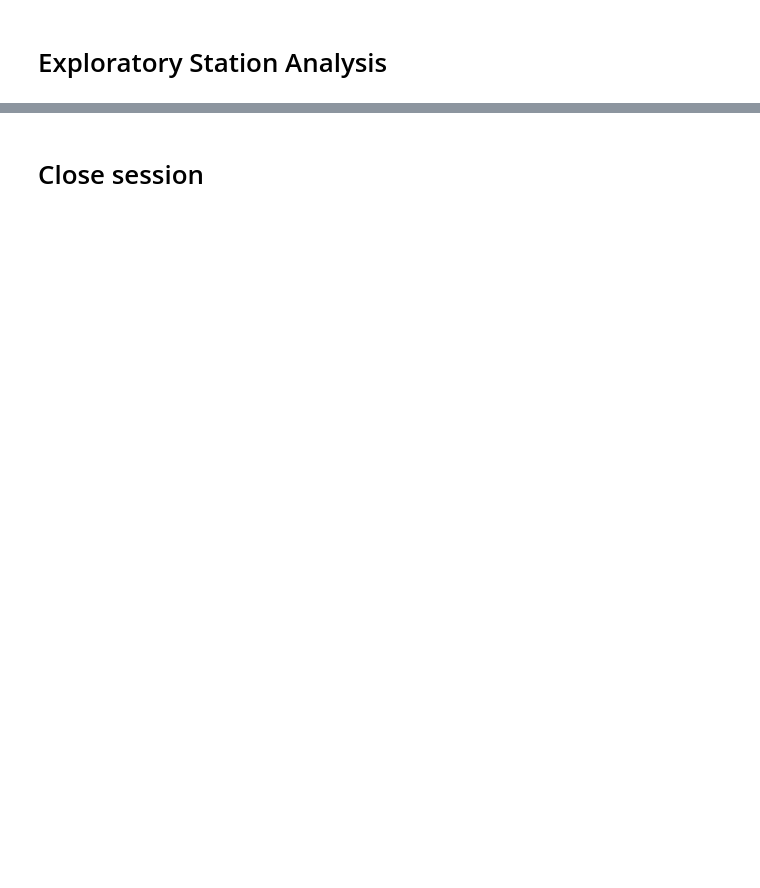
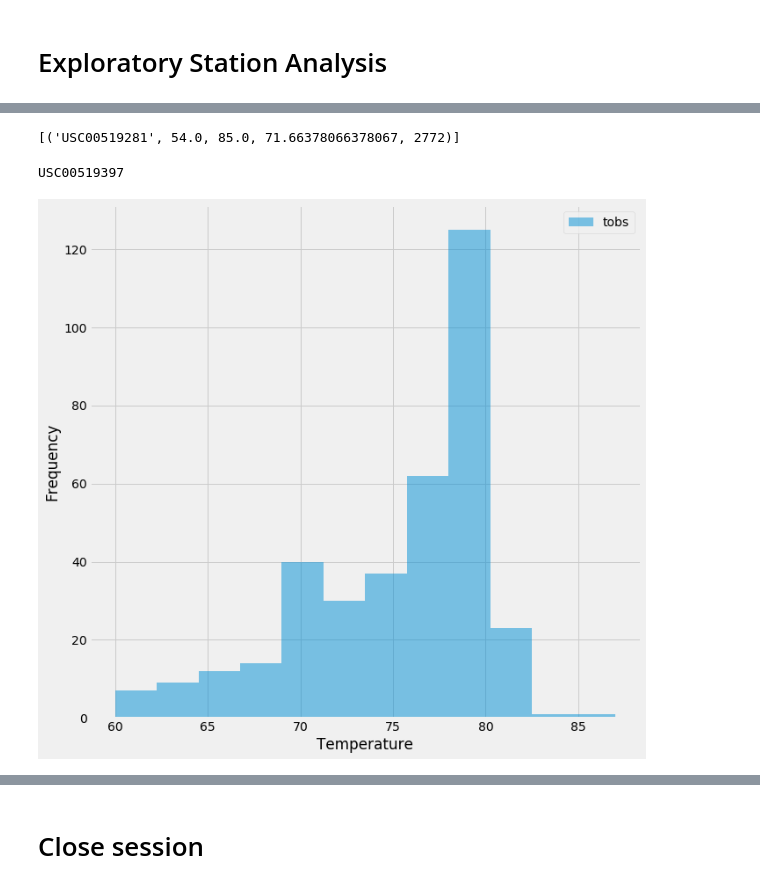
Before and after one commit to BennyC31/penndsbootcamp, a Jupyter notebook: sqlalchemy-challenge/climate.ipynb, the cells around one changed output, grey strips where cells are left out. Drawn from its saved outputs; the diff is of its cells as text; code cells hidden in the pictures; blank space fills up the shorter version.

```diff
--- a/sqlalchemy-challenge/climate.ipynb
+++ b/sqlalchemy-challenge/climate.ipynb
@@ -93,2 +127,7 @@ session.query(measurement.date).order_by(measurement.date.desc()).first()
 # %%
 # Using the most active station id from the previous query, calculate the lowest, highest, and average temperature.
+session.query(measurement.station,func.min(measurement.tobs),func.max(measurement.tobs),\
+              func.avg(measurement.tobs),func.count(measurement.tobs)).\
+              filter(measurement.station=='USC00519281').all()
+# %% [output]
+[('USC00519281', 54.0, 85.0, 71.66378066378067, 2772)]
@@ -97,0 +134,20 @@ session.query(measurement.date).order_by(measurement.date.desc()).first()
+# %%
+# Using the most active station id
+# Query the last 12 months of temperature observation data for this station and plot the results as a histogram
+tobs_data = session.execute("select m.date,m.station,m.tobs from measurement m where date > (select date((SELECT m1.date \
+from measurement m1 order by m1.date DESC limit 1),'-1 year','-1 day'))").fetchall()
+tobs_df = pd.DataFrame(tobs_data)
+tobs_df = tobs_df.rename(columns={0:'date',1:'station',2:'tobs'})
+tobs_df
+frq_df = tobs_df.station.mode()
+frq_df
+st_name = frq_df[0]
+print(st_name)
+df = tobs_df.loc[tobs_df['station'] == st_name]
+n_df = df[['date','tobs']]
+ax = n_df.plot.hist(figsize=(10, 10),bins=12, alpha=.5)
+plt.xlabel('Temperature')
+plt.show()
+# %% [output]
+USC00519397
+[figure, added]
```
Also changed, not shown: parts of 10 cells of this notebook, 5 other files.
